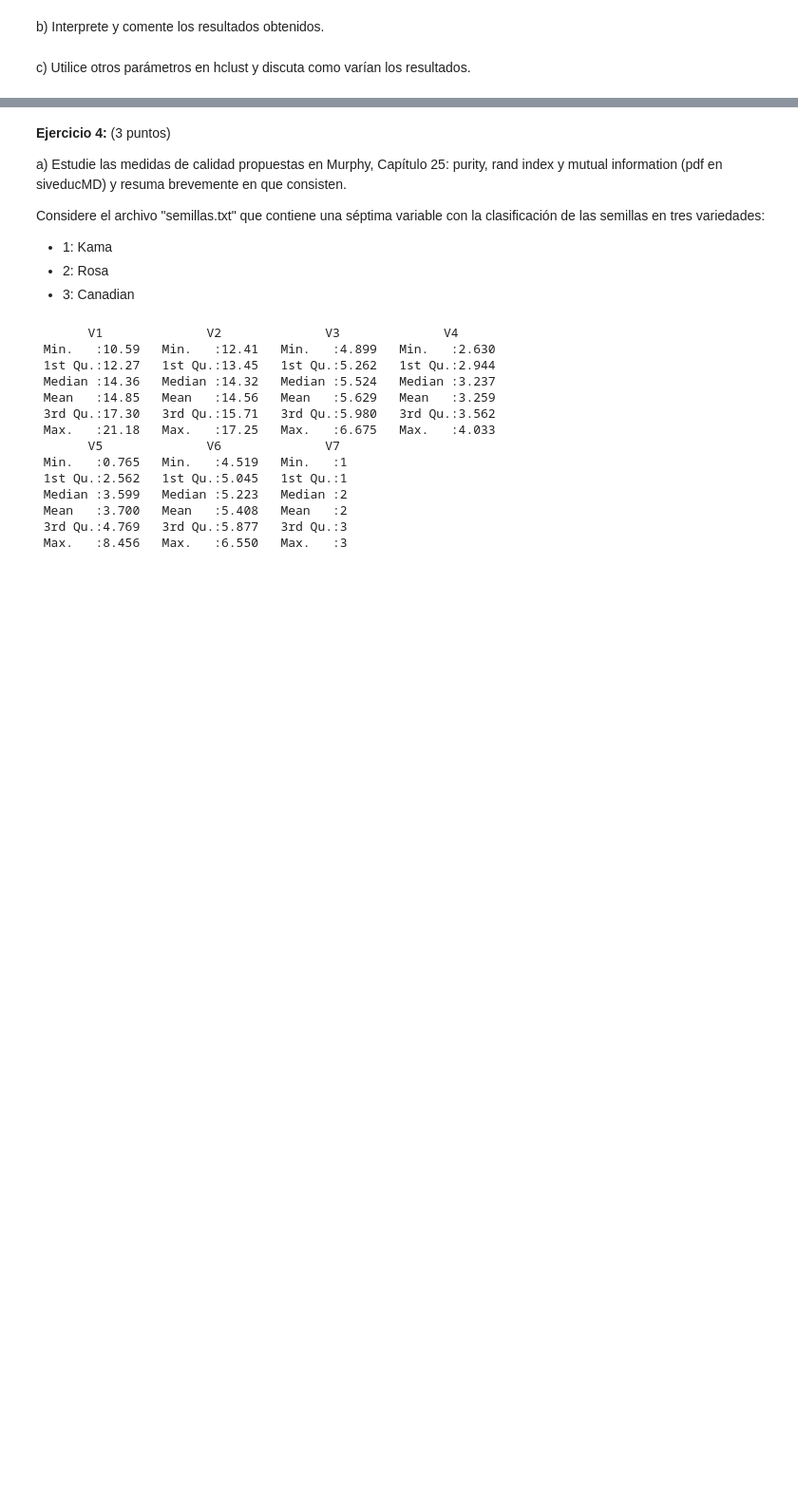
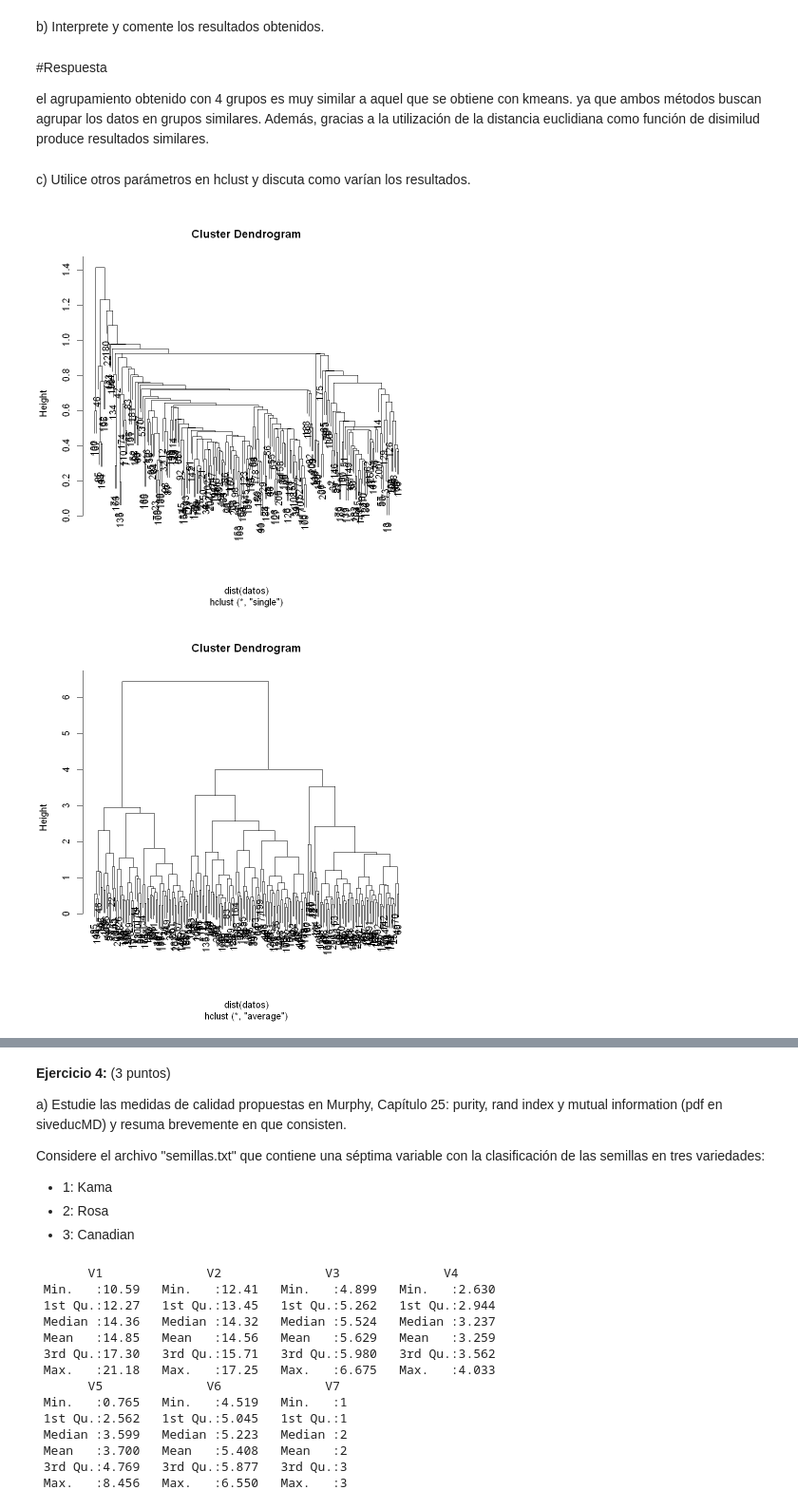
Before and after one commit to Nicol-Huaiquil/INFO257_PCA, a Jupyter notebook: Clustering/GMM_y_agrupamiento_jerarquico/Clustering_Notebook2.ipynb, the cells around one changed output, grey strips where cells are left out. Shown: that part at 95% size. Cells and saved outputs as stored; diff of their text form; code cells hidden in the pictures; blank space fills up the shorter version.

```diff
--- a/Clustering/GMM_y_agrupamiento_jerarquico/Clustering_Notebook2.ipynb
+++ b/Clustering/GMM_y_agrupamiento_jerarquico/Clustering_Notebook2.ipynb
@@ -336,14 +313,21 @@ b) Interprete y comente los resultados obtenidos.
+# %% [markdown]
+#Respuesta
+
+el agrupamiento obtenido con 4 grupos es muy similar a aquel que se obtiene con kmeans.
+ya que ambos métodos buscan agrupar los datos en grupos similares. Además, gracias a
+la utilización de la distancia euclidiana como función de disimilud produce
+resultados similares.
 # %% [markdown]
 c) Utilice otros parámetros en hclust y discuta como varían los resultados.
 # %%
 #Respuesta
 
-#%%%%%%%%%%%%%%%%%%%%%%%%%%%%%%%%%%%%%%%%%%%%%%%%%%
 res4 <- hclust(dist(datos),method="single")
 res5 <- hclust(dist(datos),method="average")
 plot(res4)
 plot(res5)
-biplot(res, xlabs= cutree(res4,3))
-biplot(res, xlabs= cutree(res5,3))
-
-#Para este conjunto de datos, las diferencias en el agrupamiento son pequeñas. La principal diferencia se encuentra en el grupo 1 que es mas amplio (en desmedro del grupo 2) en el caso de los métodos "single" y "average" que en el caso "complete".
+biplot(res, xlabs= cutree(res4,4))
+biplot(res, xlabs= cutree(res5,4))
+# %% [output]
+[figure, added]
+[figure, added]
```
Also changed, not shown: parts of 5 cells of this notebook.
